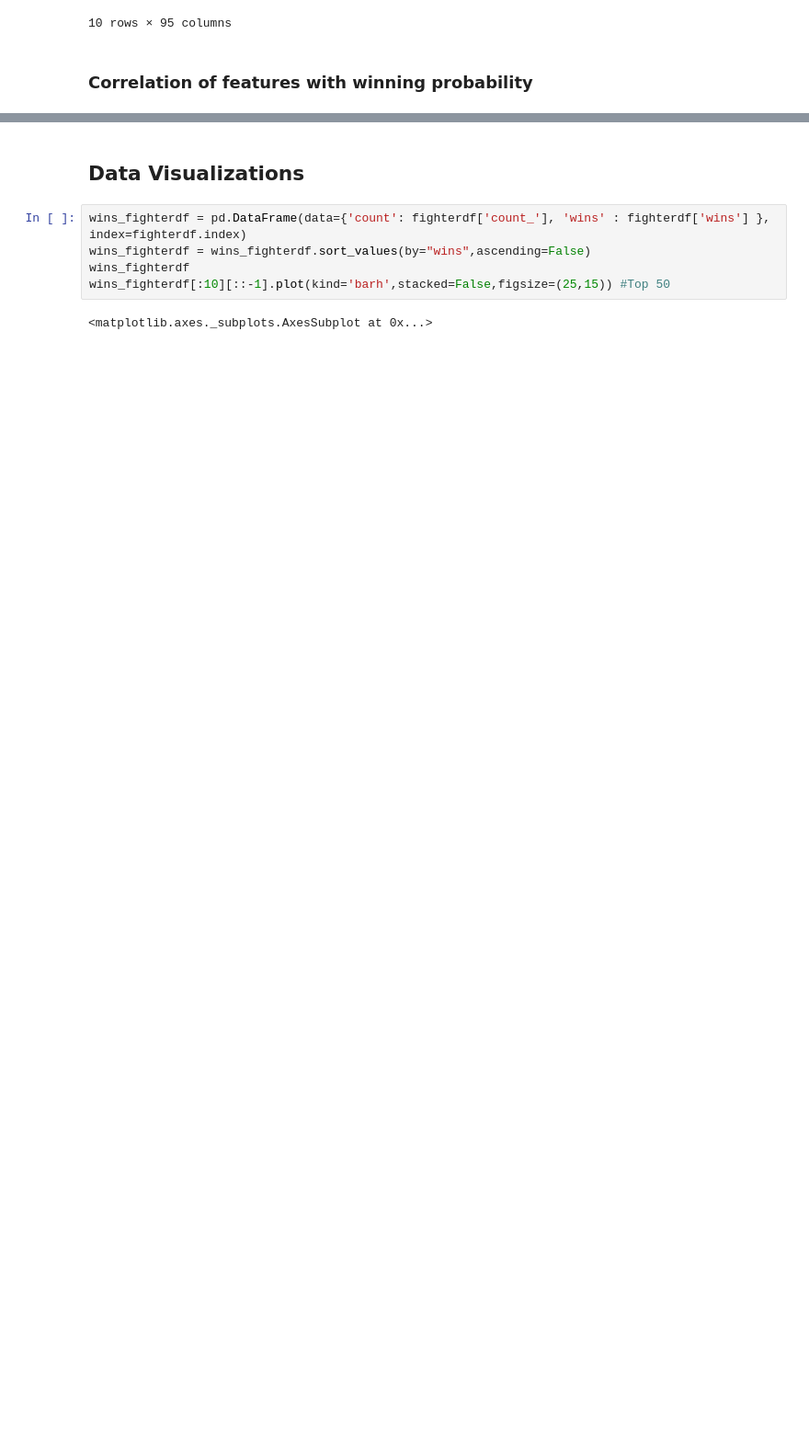
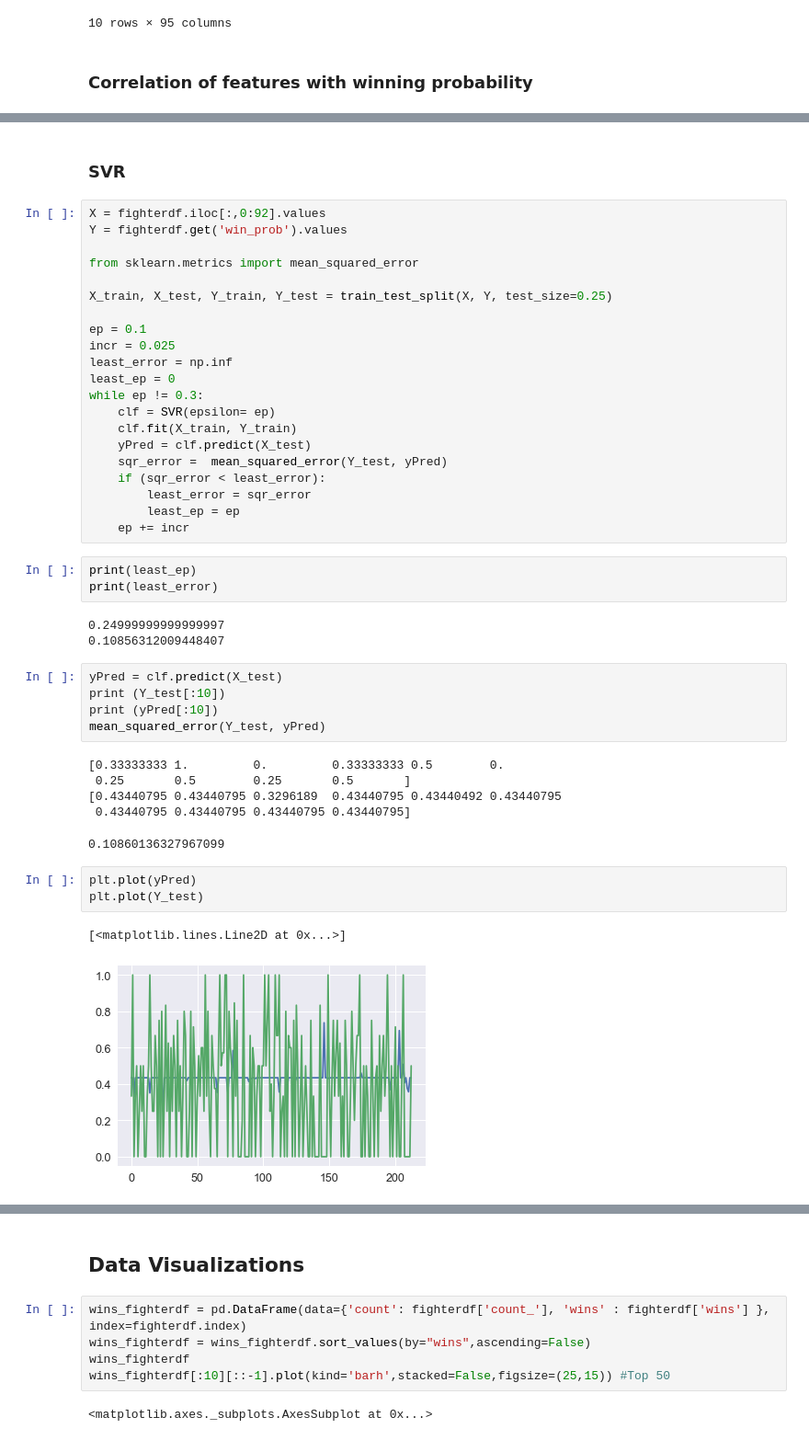
Before and after one commit to DevThep/MMA-Data-Analysis, a Jupyter notebook: MMA-Data-Analysis.ipynb, the cells around one changed output, grey strips where cells are left out. Shown at 92% size. Saved outputs shown, nothing was run; the diff lists cells and outputs as text; blank space fills up the shorter version.

```diff
--- a/MMA-Data-Analysis.ipynb
+++ b/MMA-Data-Analysis.ipynb
@@ -144,3 +130,49 @@ hm = sb.heatmap(cm, cbar=True, annot=True, square=True, fmt='.2f', annot_kws={'s
 plt.show()
 # %% [output]
 [figure]
+# %% [markdown]
+### SVR
+# %%
+X = fighterdf.iloc[:,0:92].values
+Y = fighterdf.get('win_prob').values
+
+from sklearn.metrics import mean_squared_error
+
+X_train, X_test, Y_train, Y_test = train_test_split(X, Y, test_size=0.25)
+
+ep = 0.1
+incr = 0.025
+least_error = np.inf
+least_ep = 0
+while ep != 0.3:
+    clf = SVR(epsilon= ep)
+    clf.fit(X_train, Y_train)
+    yPred = clf.predict(X_test)
+    sqr_error =  mean_squared_error(Y_test, yPred)
+    if (sqr_error < least_error):
+        least_error = sqr_error
+        least_ep = ep
+    ep += incr
+# %%
+print(least_ep)
+print(least_error)
+# %% [output]
+0.24999999999999997
+0.10856312009448407
+# %%
+yPred = clf.predict(X_test)
+print (Y_test[:10])
+print (yPred[:10])
+mean_squared_error(Y_test, yPred)
+# %% [output]
+[0.33333333 1.         0.         0.33333333 0.5        0.
+ 0.25       0.5        0.25       0.5       ]
+[0.43440795 0.43440795 0.3296189  0.43440795 0.43440492 0.43440795
+ 0.43440795 0.43440795 0.43440795 0.43440795]
+0.10860136327967099
+# %%
+plt.plot(yPred)
+plt.plot(Y_test)
+# %% [output]
+[<matplotlib.lines.Line2D at 0x...>]
+[figure, added]
```
Also changed, not shown: parts of 12 cells of this notebook.
